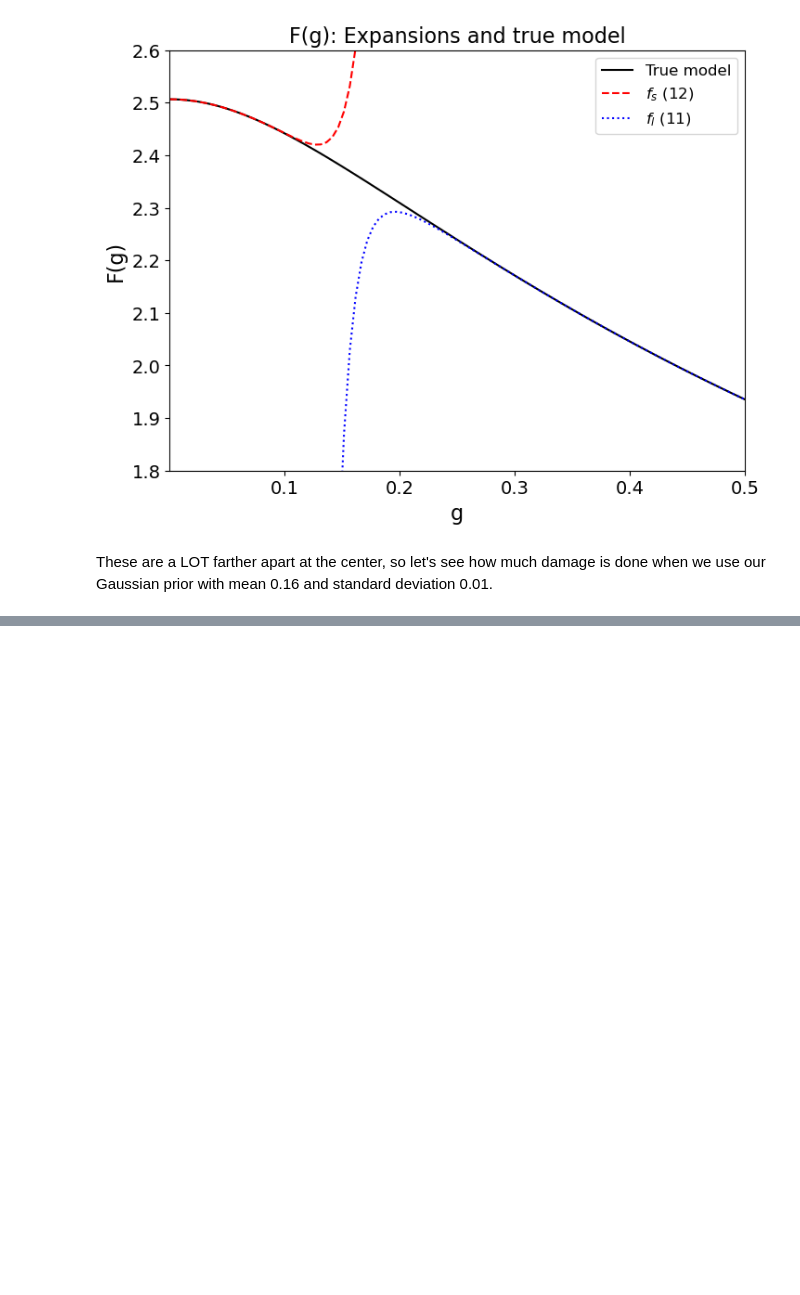
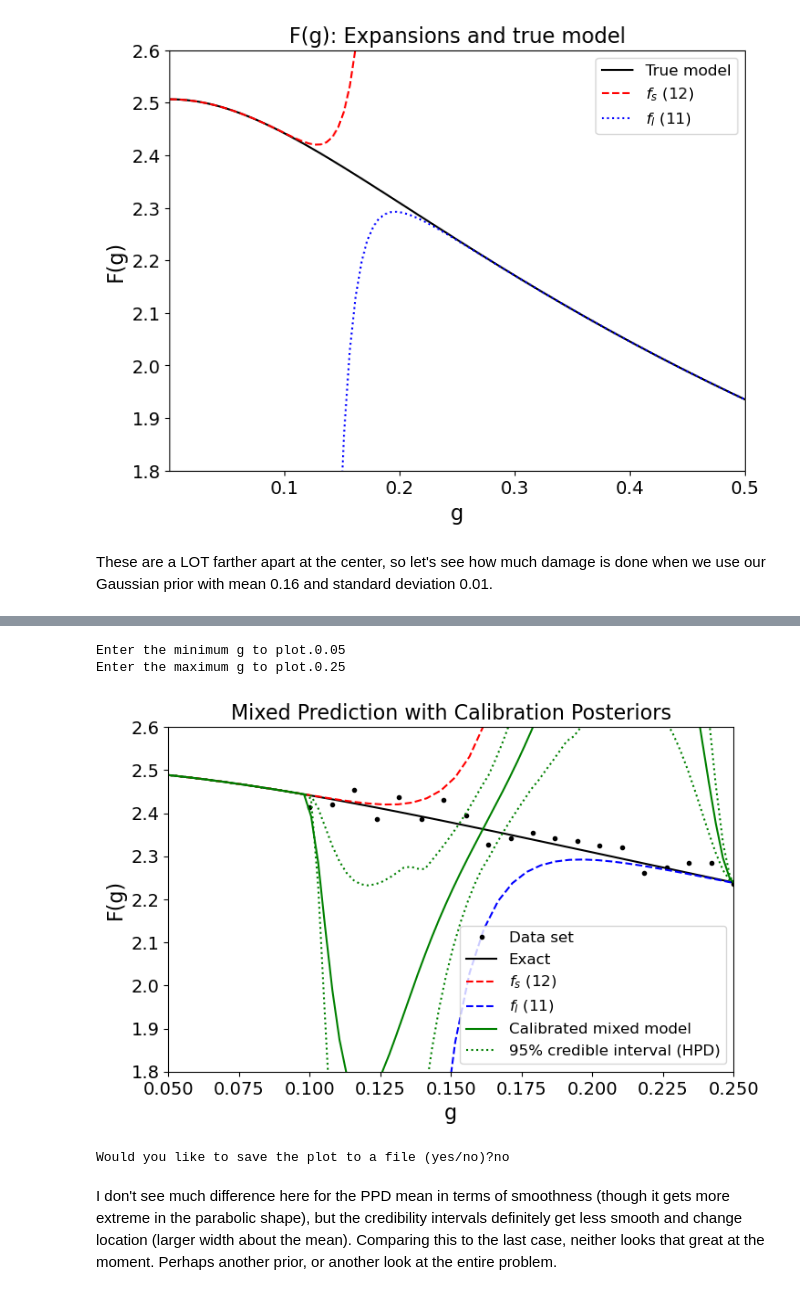
Before and after one commit to asemposki/SAMBA, a Jupyter notebook: Cosine_Function_Analysis.ipynb, the cells around one changed output, grey strips where cells are left out. Drawn from its saved outputs; the diff is of its cells as text; code cells hidden in the pictures; blank space fills up the shorter version.

```diff
--- a/Cosine_Function_Analysis.ipynb
+++ b/Cosine_Function_Analysis.ipynb
@@ -426,0 +494,19 @@ Yikes. So that is what happens with these distributions so far, with this prior.
+# %%
+#calculate the ppd with intervals
+switch_results_ppd = test4.ppd_cos(0.10, 0.25, trace, g_ppd, low, high)
+
+switch_mean_results = np.empty([len(g_ppd)])
+switch_g_intervals = np.empty([len(g_ppd), 2])
+
+for i in range(len(g_ppd)):
+    switch_mean_results[i] = np.mean(switch_results_ppd[i,:])
+    switch_g_intervals[i, :] = test4.credible_intervals(switch_results_ppd[i,:], 0.95)
+
+test4.plot_ppd(g_data, g_true, g_ppd, data, switch_mean_results, switch_g_intervals, 95, low, high)
+# %% [output]
+Enter the minimum g to plot.0.05
+Enter the maximum g to plot.0.25
+[figure, added]
+Would you like to save the plot to a file (yes/no)?no
+# %% [markdown]
+I don't see much difference here for the PPD mean in terms of smoothness (though it gets more extreme in the parabolic shape), but the credibility intervals definitely get less smooth and change location (larger width about the mean). Comparing this to the last case, neither looks that great at the moment. Perhaps another prior, or another look at the entire problem.
```
Also changed, not shown: parts of 12 cells of this notebook.
